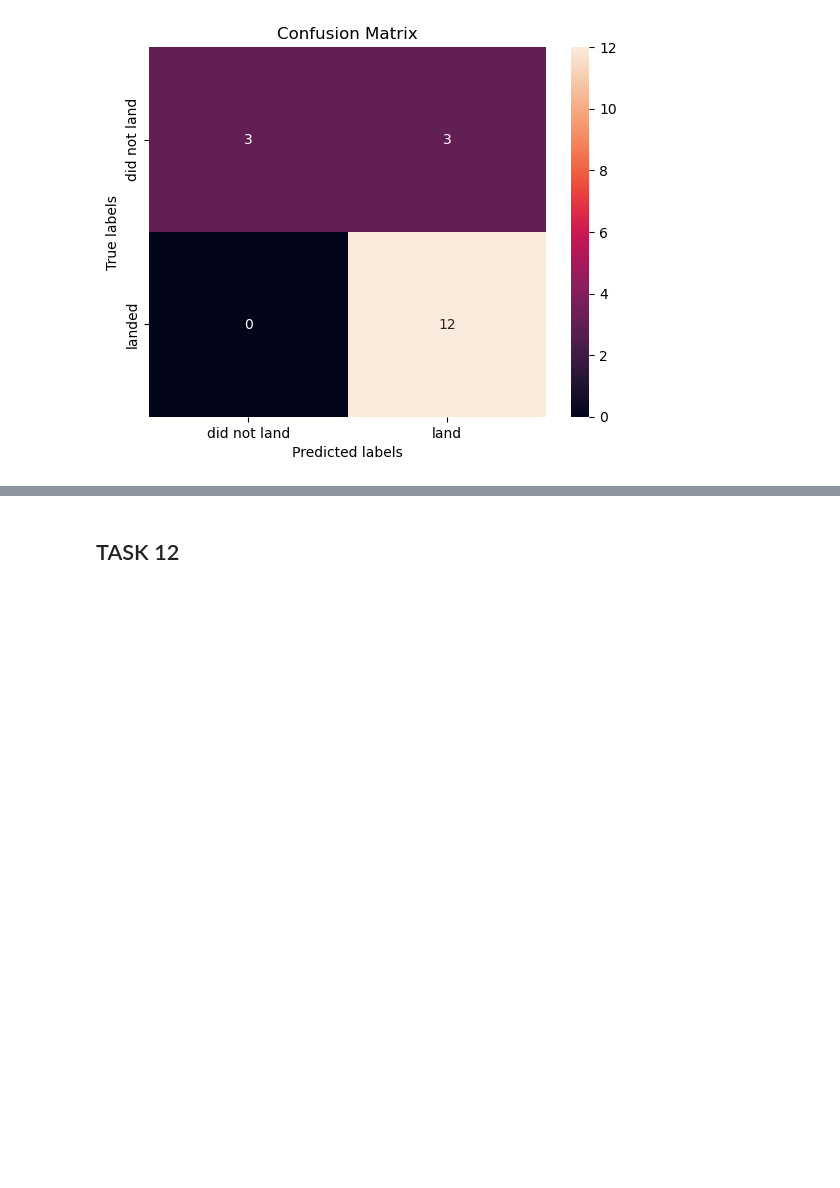
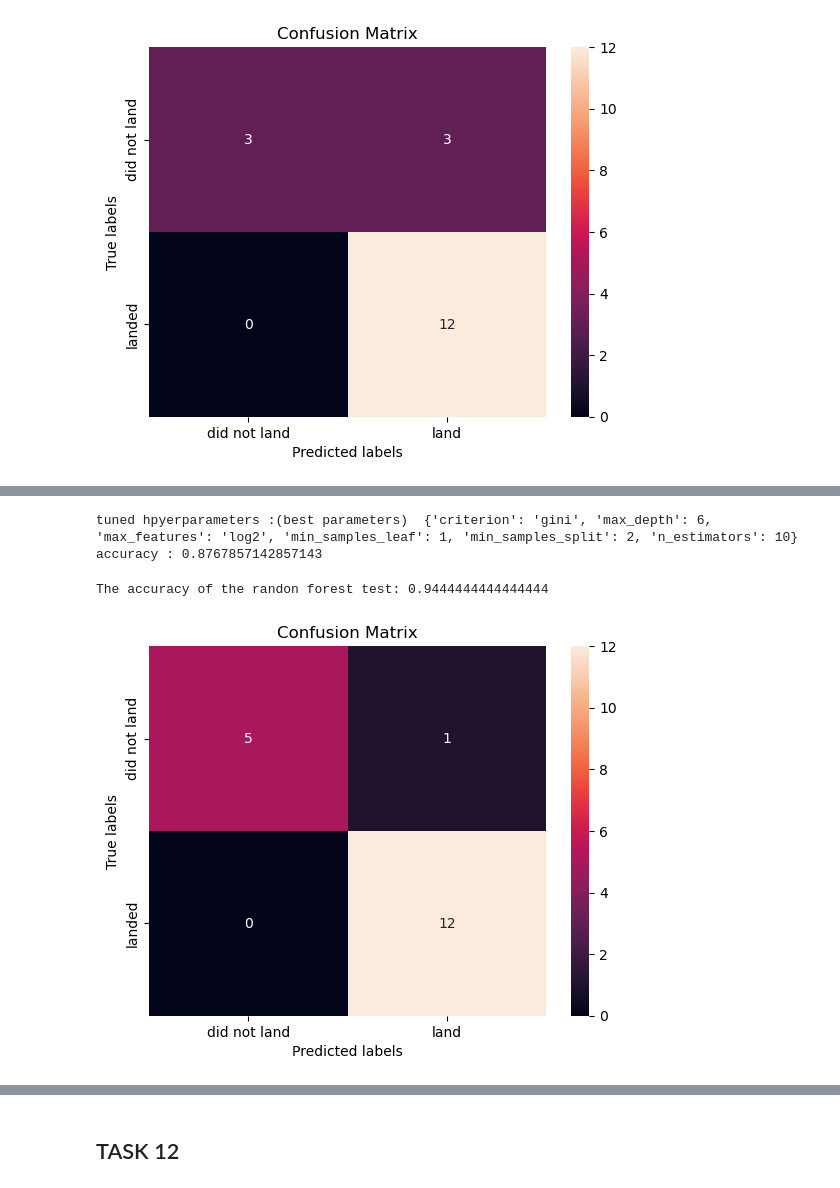
Before and after one commit to ValeriaMalin/IBM_Capstone_Project_SpaceX_Falcon9, a Jupyter notebook: SpaceX_Machine_Learning_Prediction_Part_5.jupyterlite.ipynb, the cells around one changed output, grey strips where cells are left out. Saved outputs shown, nothing was run; the diff lists cells and outputs as text; code cells hidden in the pictures; blank space fills up the shorter version.

```diff
--- a/SpaceX_Machine_Learning_Prediction_Part_5.jupyterlite.ipynb
+++ b/SpaceX_Machine_Learning_Prediction_Part_5.jupyterlite.ipynb
@@ -348,0 +438,15 @@ We can plot the confusion matrix
+# %%
+parameters = {'n_estimators': [1, 10, 20, 50, 100],
+              'criterion': ["gini", "entropy", "log_loss"],
+              'max_features': ["sqrt","log2", "None"],
+              'max_depth': [2*n for n in range(1,10)],
+              'min_samples_leaf': [1, 2, 4],
+              'min_samples_split': [2, 5, 10]}
+
+
+
+
+rf = ensemble.RandomForestClassifier()
+# %%
+rf_grid_search=GridSearchCV(rf, parameters, cv=10)
+rf_grid_search.fit(X_train, Y_train)
@@ -348,0 +478,14 @@ We can plot the confusion matrix
+# %%
+print("tuned hpyerparameters :(best parameters) ",rf_grid_search.best_params_)
+print("accuracy :",rf_grid_search.best_score_)
+# %% [output]
+tuned hpyerparameters :(best parameters)  {'criterion': 'gini', 'max_depth': 6, 'max_features': 'log2', 'min_samples_leaf': 1, 'min_samples_split': 2, 'n_estimators': 10}
+accuracy : 0.8767857142857143
+# %%
+print('The accuracy of the randon forest test:', rf_grid_search.score(X_test,Y_test))
+
+yhat=rf_grid_search.predict(X_test)
+plot_confusion_matrix(Y_test,yhat)
+# %% [output]
+The accuracy of the randon forest test: 0.9444444444444444
+[figure, added]
```
Also changed, not shown: parts of 23 cells of this notebook, 5 other files.
